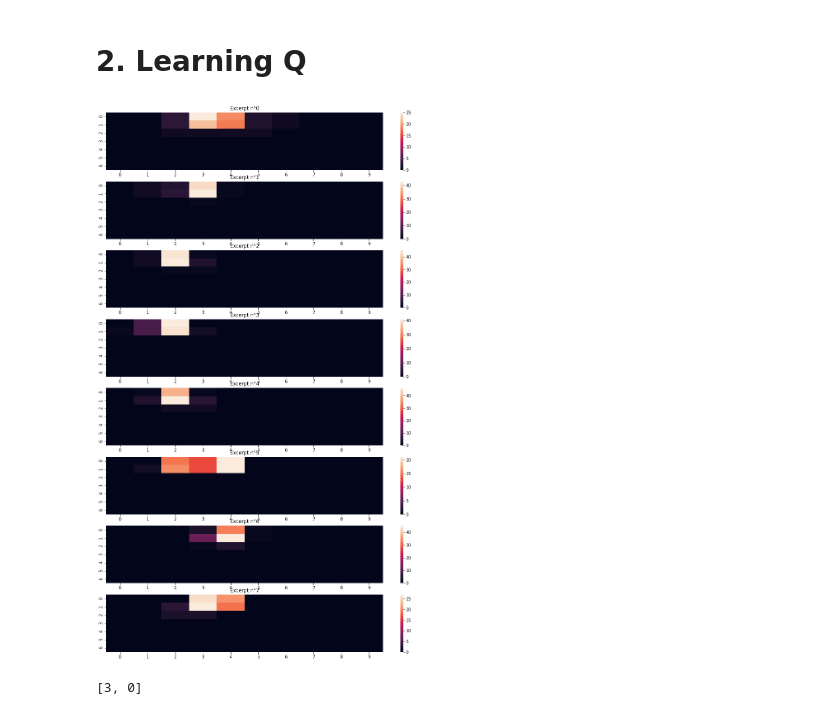
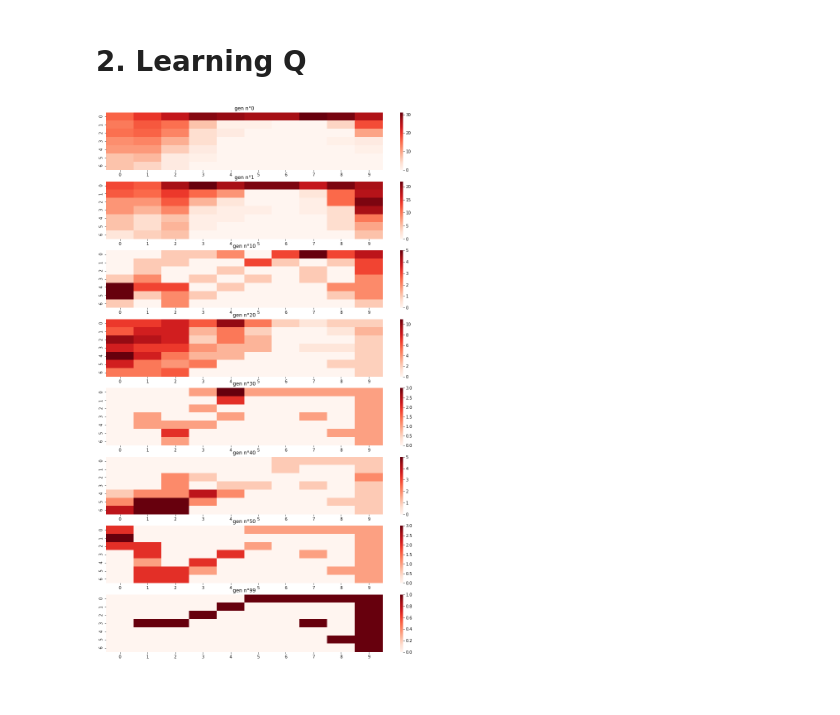
Before and after one commit to klegoff/windEnv, a Jupyter notebook: wind_notebook.ipynb, the cells around one changed output. Cells and saved outputs as stored; diff of their text form; code cells hidden in the pictures.

```diff
--- a/wind_notebook.ipynb
+++ b/wind_notebook.ipynb
@@ -20,13 +20,13 @@ def vizualize_moves(states,ax=None):
     count_array = np.zeros(shape, dtype=np.int)
     for x in range(env.xlimit+1):
         for y in range(env.ylimit+1):
-            y_idx_set = set(np.where(np.equal(states[:,0], x))[0])
-            x_idx_set = set(np.where(np.equal(states[:,1], y))[0])
+            y_idx_set = set(np.where(np.equal(states[:,0], y))[0])
+            x_idx_set = set(np.where(np.equal(states[:,1], x))[0])
             count_array[y,x] = len(x_idx_set.intersection(y_idx_set))
     if type(ax) == None:
-        sns.heatmap(count_array)
+        sns.heatmap(count_array,cmap="Reds")
     else:
-        return sns.heatmap((count_array),ax=ax)
+        return sns.heatmap((count_array),ax=ax,cmap="Reds")
 # %%
 def train_agent(agent,max_step,env,get_historic=False):
     """
@@ -41,7 +41,7 @@ def train_agent(agent,max_step,env,get_historic=False):
         if get_historic:
             states_historic.append(copy.deepcopy(agent.state))
     if get_historic:
-        return np.array(states_historic)
+        return np.array(states_historic),step
 # %% [markdown]
 # 1. Problem definition
 # %%
@@ -63,20 +63,25 @@ env = WindyEnv(wind, goal, start)
 epsilon = 0.1
 gamma = 0.9
 alpha = 0.5
-q=None
 
-N_gen = 1000
-max_step = 100
+N_gen = 100
+max_step = 500
 # %% [markdown]
 # 2. Learning Q
 # %%
 # train
+q=None
+
 q_list = []
-historic=[]
+states_historic=[]
+step_historic = []
 for n in range(N_gen):
     agent = qlearning_agent(epsilon, env,gamma,alpha,q) # after the first iteration, q will be already created (!=None)
-    if n in [0,25,50,150,200,250,300,500,1000]:
-        historic.append(train_agent(agent,max_step, env,get_historic=True))
+    if True:
+    #if n in [k*10 for k in range(N_gen//10)]:
+        states, step = train_agent(agent,max_step, env,get_historic=True)
+        states_historic.append(states)
+        step_historic.append(step)
     else:
         train_agent(agent,max_step, env)
 
@@ -86,15 +91,15 @@ for n in range(N_gen):
     #agent.show(env)
 # %%
 # Here we vizualize which location are visited by the chosen individuals
+gen_to_show =[0,1,10,20,30,40,50,99]
+red_states_historic = [states_historic[i] for i in gen_to_show]
+fig, axes = plt.subplots(len(red_states_historic),figsize=(15,15*len(red_states_historic)//5))
 
-fig, axes = plt.subplots(len(historic),figsize=(15,15*len(historic)//5))
+for i in range(len(gen_to_show)):
+    axes[i] = vizualize_moves(red_states_historic[i],axes[i])
+    axes[i].set_title("gen n°" + str(gen_to_show[i]))
 
-for i in range(len(historic)):
-    axes[i] = vizualize_moves(historic[i],axes[i])
-    axes[i].set_title("Excerpt n°" + str(i))
+#we can see that the optimal path is explored more deeply when the generation increase
+#last generation of agent has the optimal policy
 # %% [output]
-[figure, old version]
+[figure, new version]
-# %%
-agent.state
-# %% [output]
-[3, 0]
```
Also changed, not shown: parts of 4 cells of this notebook, 1 other file.
